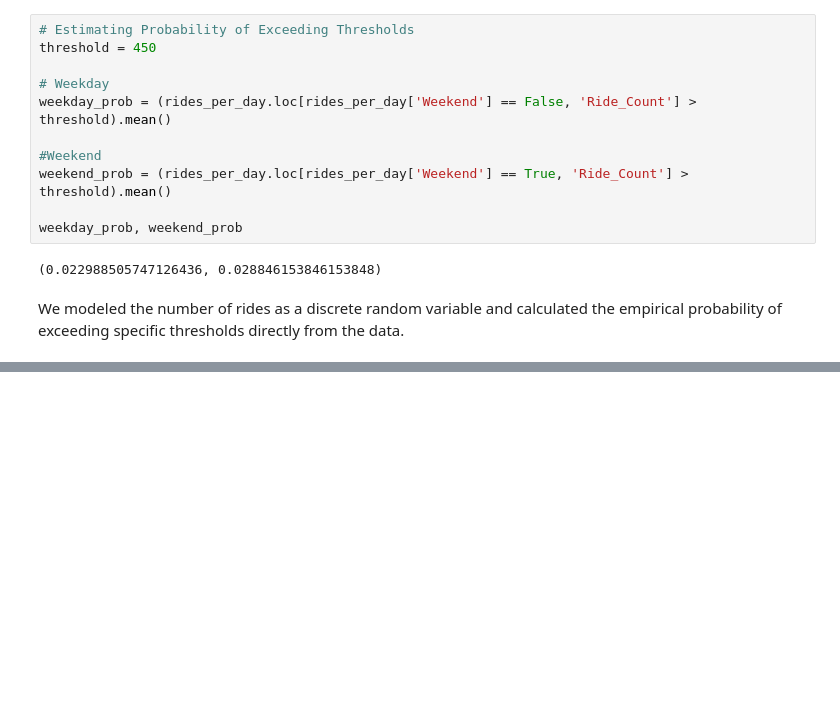
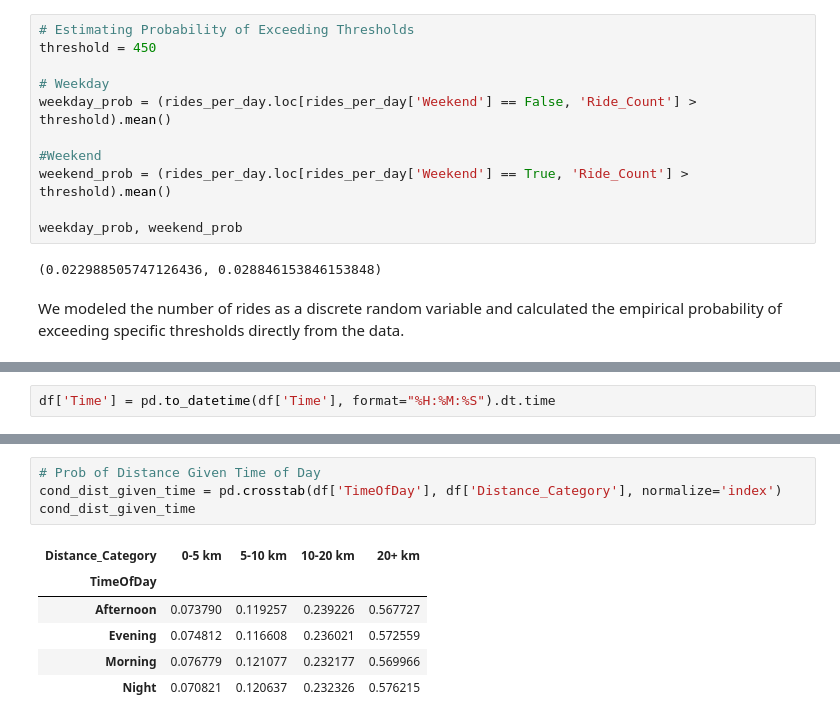
Before and after one commit to thejjeanjjorge/Portfolio, a Jupyter notebook: notebooks/uber/uber.ipynb, the cells around one changed output, grey strips where cells are left out. Drawn from its saved outputs; the diff is of its cells as text; blank space fills up the shorter version.

```diff
--- a/notebooks/uber/uber.ipynb
+++ b/notebooks/uber/uber.ipynb
@@ -408,0 +413,2 @@ We modeled the number of rides as a discrete random variable and calculated the
+# %%
+df['Time'] = pd.to_datetime(df['Time'], format="%H:%M:%S").dt.time
@@ -408,0 +499,11 @@ We modeled the number of rides as a discrete random variable and calculated the
+# %%
+# Prob of Distance Given Time of Day
+cond_dist_given_time = pd.crosstab(df['TimeOfDay'], df['Distance_Category'], normalize='index')
+cond_dist_given_time
+# %% [output]
+| Distance_Category | 0-5 km | 5-10 km | 10-20 km | 20+ km |
+| TimeOfDay |  |  |  |  |
+| Afternoon | 0.073790 | 0.119257 | 0.239226 | 0.567727 |
+| Evening | 0.074812 | 0.116608 | 0.236021 | 0.572559 |
+| Morning | 0.076779 | 0.121077 | 0.232177 | 0.569966 |
+| Night | 0.070821 | 0.120637 | 0.232326 | 0.576215 |
```
Also changed, not shown: parts of 8 cells of this notebook, 2 other files.
